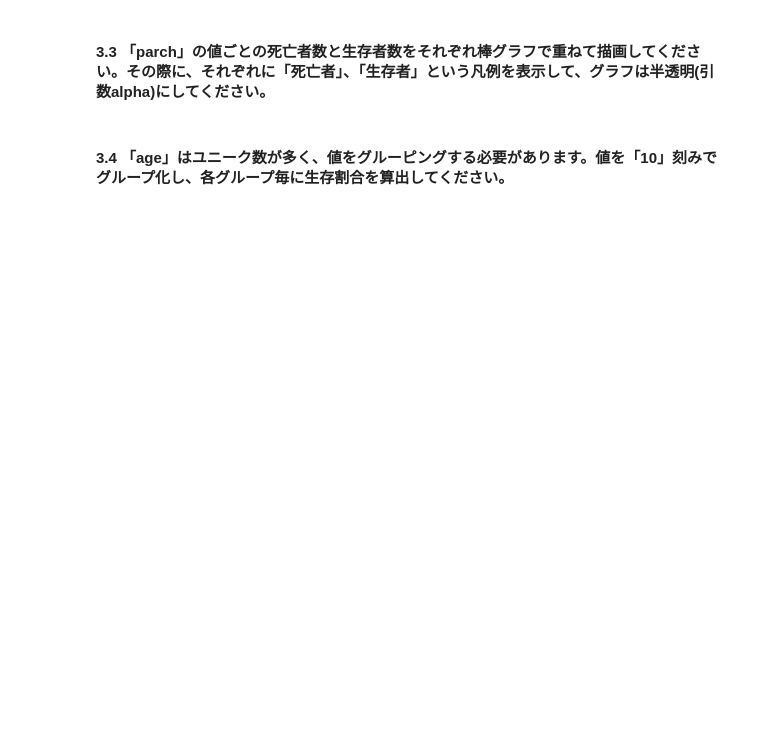
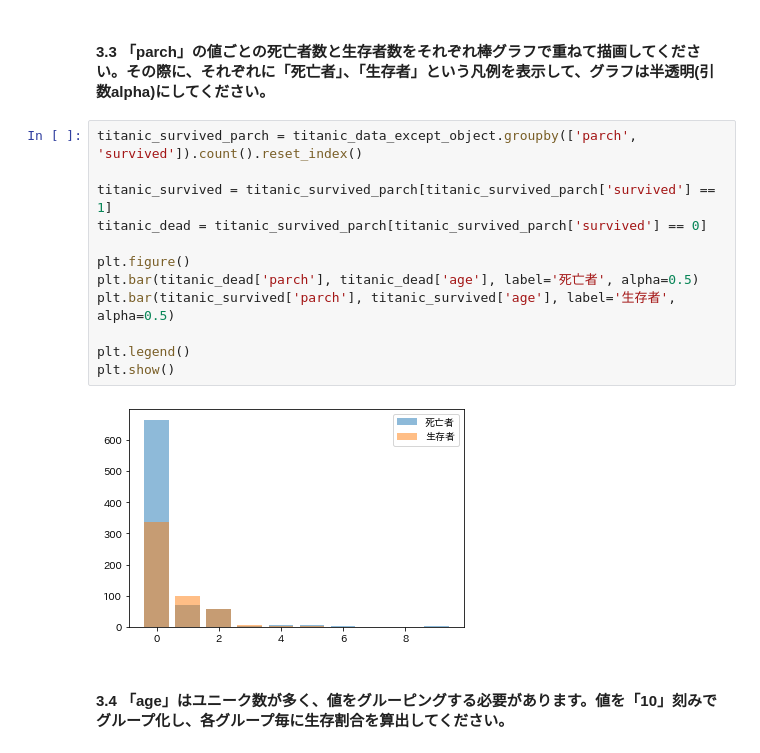
Before and after one commit to kaigitt/GoogleColab, a Jupyter notebook: 教師あり学習の全体像・手法_editor_ipynb_のコピー.ipynb, the cells around one changed output. Drawn from its saved outputs; the diff is of its cells as text; blank space fills up the shorter version.

```diff
--- a/教師あり学習の全体像・手法_editor_ipynb_のコピー.ipynb
+++ b/教師あり学習の全体像・手法_editor_ipynb_のコピー.ipynb
@@ -119,4 +303,18 @@ titanic_data.dtypes
 # %% [markdown]
 #### 3.3 「parch」の値ごとの死亡者数と生存者数をそれぞれ棒グラフで重ねて描画してください。その際に、それぞれに「死亡者」、「生存者」という凡例を表示して、グラフは半透明(引数alpha)にしてください。
+# %%
+titanic_survived_parch = titanic_data_except_object.groupby(['parch', 'survived']).count().reset_index()
+
+titanic_survived = titanic_survived_parch[titanic_survived_parch['survived'] == 1]
+titanic_dead = titanic_survived_parch[titanic_survived_parch['survived'] == 0]
+
+plt.figure()
+plt.bar(titanic_dead['parch'], titanic_dead['age'], label='死亡者', alpha=0.5)
+plt.bar(titanic_survived['parch'], titanic_survived['age'], label='生存者', alpha=0.5)
+
+plt.legend()
+plt.show()
+# %% [output]
+[figure, added]
 # %% [markdown]
 #### 3.4 「age」はユニーク数が多く、値をグルーピングする必要があります。値を「10」刻みでグループ化し、各グループ毎に生存割合を算出してください。
```
Also changed, not shown: parts of 33 cells of this notebook.
